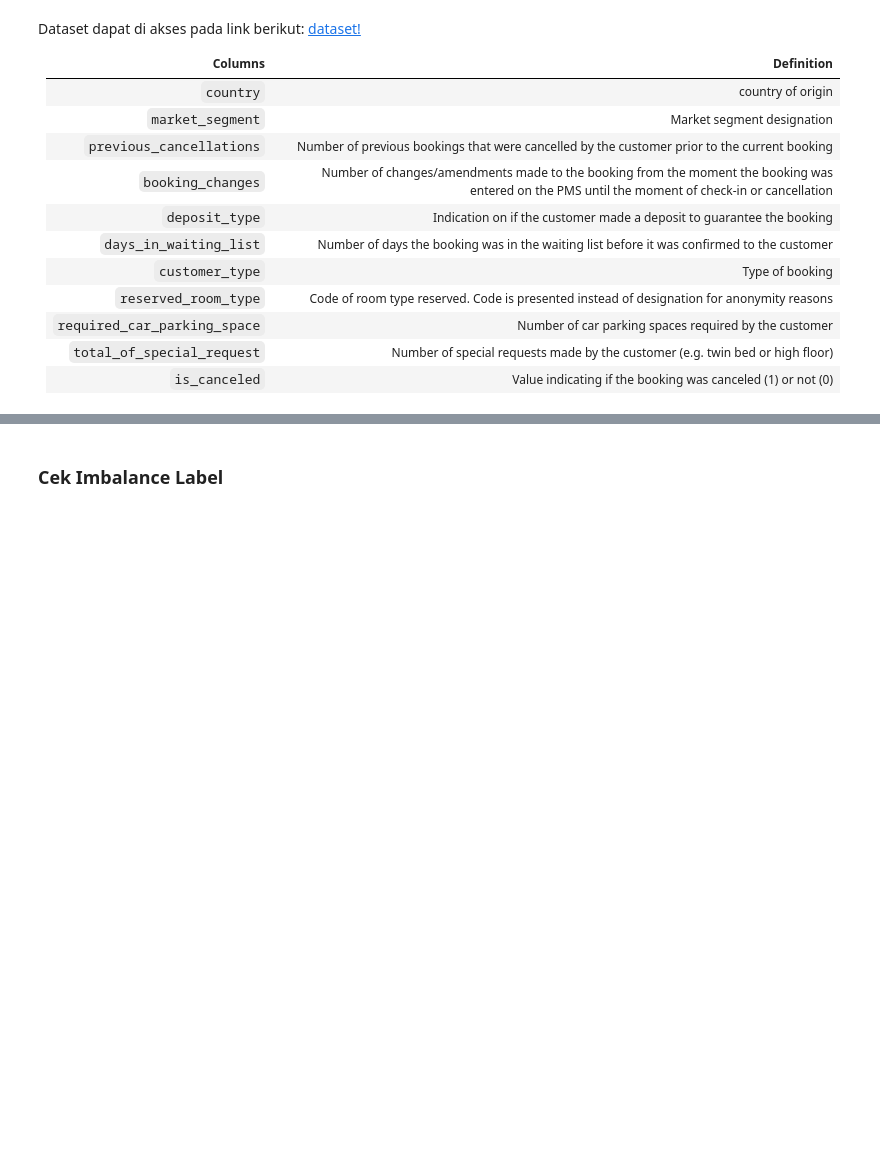
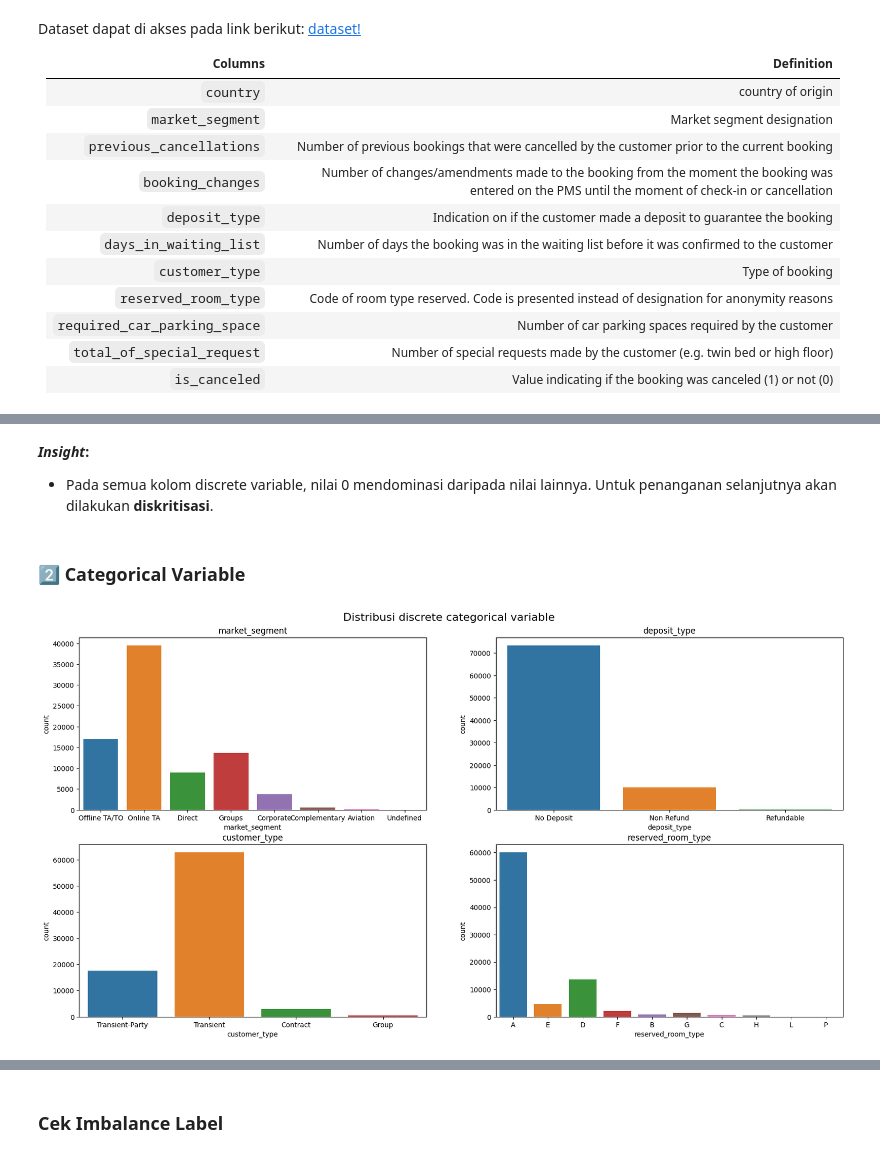
Before and after one commit to fnkhairudin/Hotel-Booking-Demand, a Jupyter notebook: notebooks/1.0-fnk-machine-learning.ipynb, the cells around one changed output, grey strips where cells are left out. Drawn from its saved outputs; the diff is of its cells as text; code cells hidden in the pictures; blank space fills up the shorter version.

```diff
--- a/notebooks/1.0-fnk-machine-learning.ipynb
+++ b/notebooks/1.0-fnk-machine-learning.ipynb
@@ -190,0 +203,13 @@ sns.countplot(data, x='total_of_special_requests');
+# %% [markdown]
+**_Insight_:**
+- Pada semua kolom discrete variable, nilai 0 mendominasi daripada nilai lainnya. Untuk penanganan selanjutnya akan dilakukan **diskritisasi**.
+# %% [markdown]
+### 2️⃣ Categorical Variable
+# %%
+# 'country',
+
+categ_kolom = ['market_segment', 'deposit_type', 'customer_type', 'reserved_room_type']
+
+fnk.countplots_custom(data, categ_kolom, rows=2, cols=2, suptitle="Distribusi discrete categorical variable", size=(20,10))
+# %% [output]
+[figure, added]
```
Also changed, not shown: parts of 23 cells of this notebook, 1 other file.
